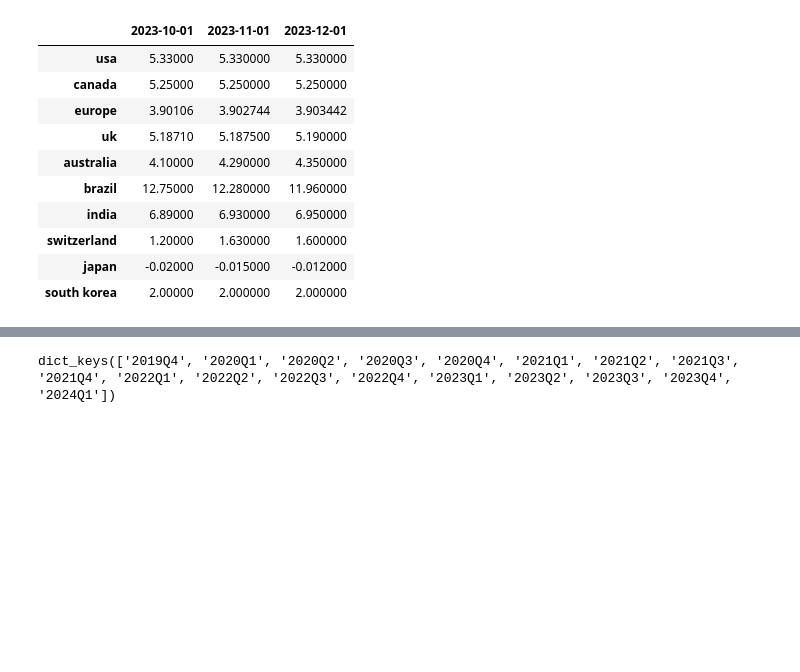
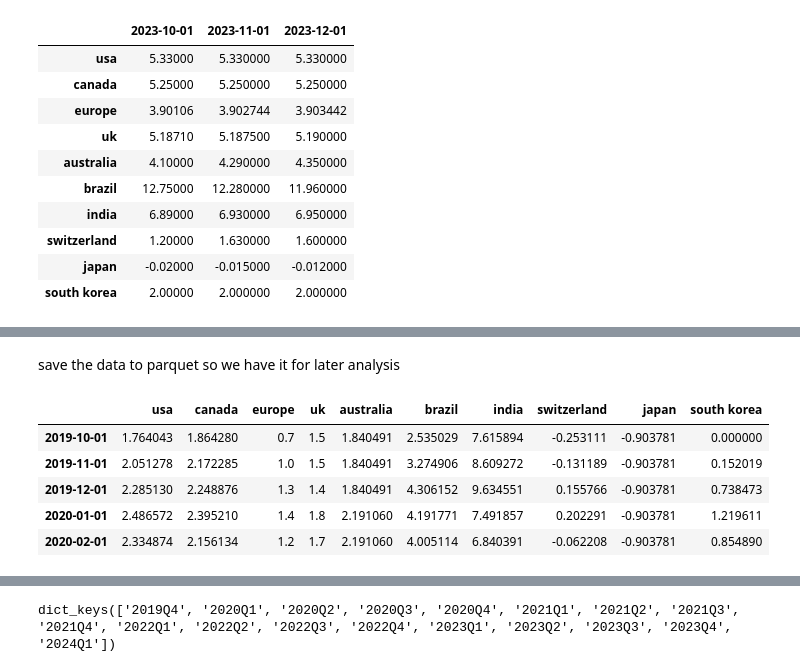
Before and after one commit to klyons/rates_cluster_nlp, a Jupyter notebook: clustering.ipynb, the cells around one changed output, grey strips where cells are left out. Cells and saved outputs as stored; diff of their text form; code cells hidden in the pictures; blank space fills up the shorter version.

```diff
--- a/clustering.ipynb
+++ b/clustering.ipynb
@@ -352,2 +384,4 @@ cpi.tail(158)
+# %% [markdown]
+save the data to parquet so we have it for later analysis
 # %%
 cpi = cpi.dropna()
@@ -356,3 +389,12 @@ cpi = cpi.dropna()
+# %%
+cpi.head()
+# %% [output]
+|  | usa | canada | europe | uk | australia | brazil | india | switzerland | japan | south korea |
+| 2019-10-01 | 1.764043 | 1.864280 | 0.7 | 1.5 | 1.840491 | 2.535029 | 7.615894 | -0.253111 | -0.903781 | 0.000000 |
+| 2019-11-01 | 2.051278 | 2.172285 | 1.0 | 1.5 | 1.840491 | 3.274906 | 8.609272 | -0.131189 | -0.903781 | 0.152019 |
+| 2019-12-01 | 2.285130 | 2.248876 | 1.3 | 1.4 | 1.840491 | 4.306152 | 9.634551 | 0.155766 | -0.903781 | 0.738473 |
+| 2020-01-01 | 2.486572 | 2.395210 | 1.4 | 1.8 | 2.191060 | 4.191771 | 7.491857 | 0.202291 | -0.903781 | 1.219611 |
+| 2020-02-01 | 2.334874 | 2.156134 | 1.2 | 1.7 | 2.191060 | 4.005114 | 6.840391 | -0.062208 | -0.903781 | 0.854890 |
 # %%
 quarterly_cpi = create_quarter_dfs(cpi)
 quarterly_cpi['2023Q4'].head(10)
```
Also changed, not shown: parts of 26 cells of this notebook, 39 other files.
